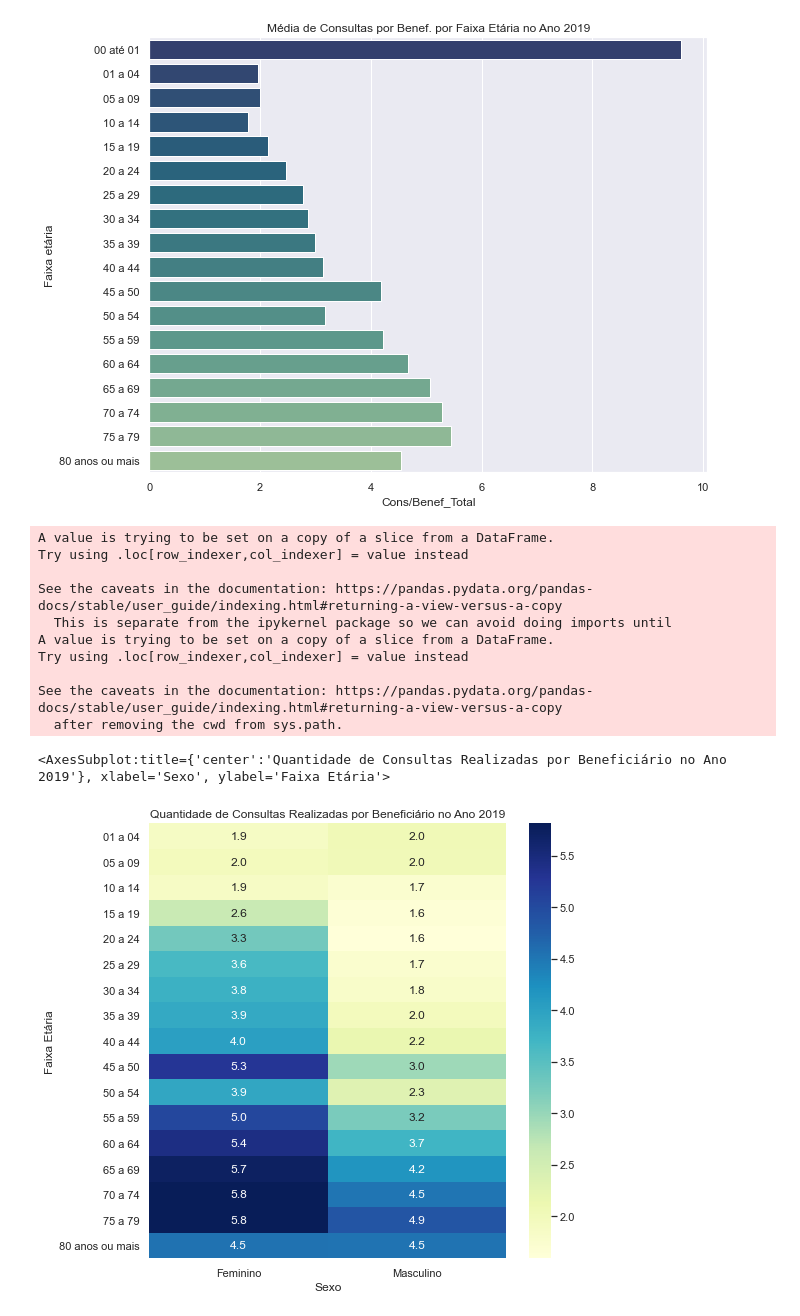
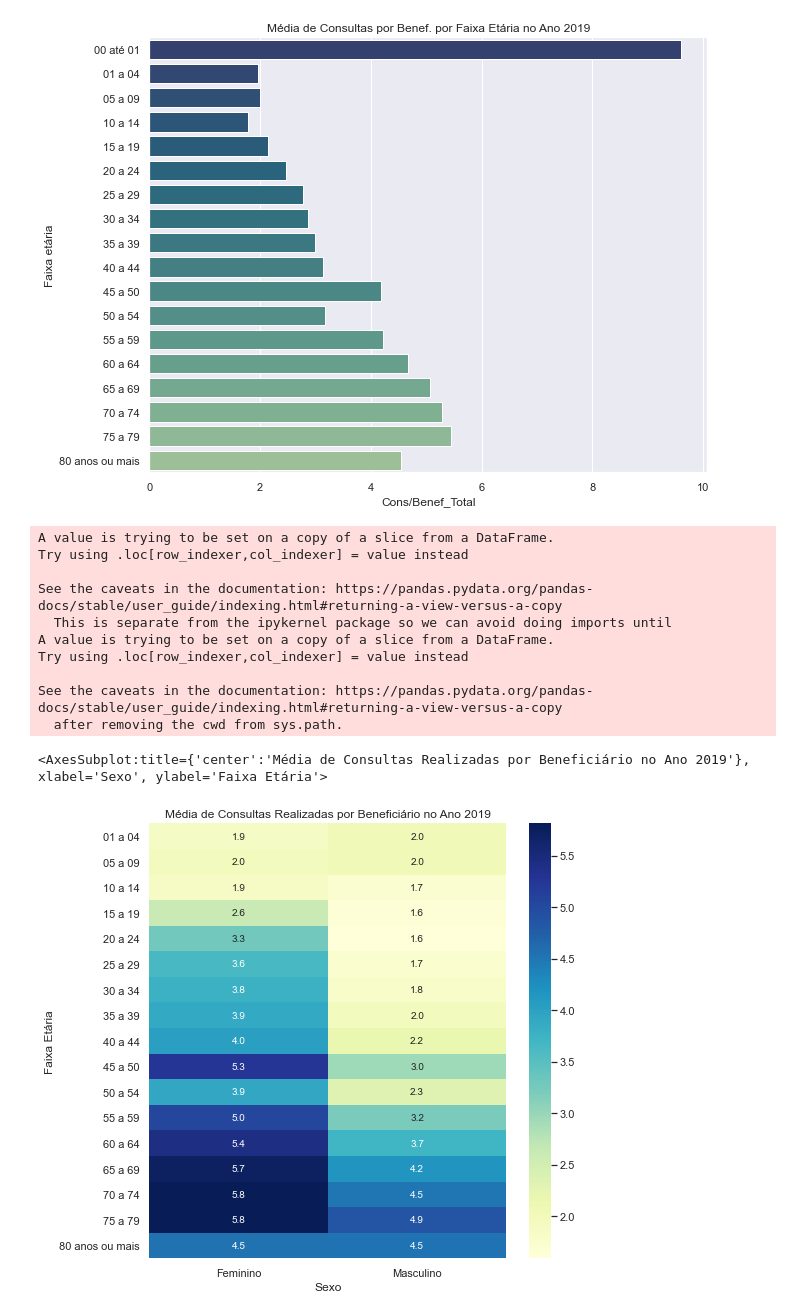
Before and after one commit to dekluiz/Estudo_Consultas, a Jupyter notebook: Estudo Consultas.ipynb, the cells around one changed output. Cells and saved outputs as stored; diff of their text form; code cells hidden in the pictures.

```diff
--- a/Estudo Consultas.ipynb
+++ b/Estudo Consultas.ipynb
@@ -426,32 +423,32 @@ AxesSubplot(0.125,0.125;0.775x0.755)
 # %%
 #Analizando a quantidade relativa de consultas por faixa etária
 df_analise = df_total.loc[1:] #df_total['Faixa etária']!='00 até 01'
 df_analise['F']='Feminino'
 df_analise['M']='Masculino'
 df_cons_relativa = pd.DataFrame({'Faixa Etária': pd.concat([df_analise['Faixa etária'], df_analise['Faixa etária']]),
                                  'Sexo': pd.concat([df_analise['F'], df_analise['M']]),
                                  'Cons/Benef':pd.concat([df_analise['Cons/Benef_F'], df_analise['Cons/Benef_M']])})
 
 
 df_cons_relativa_pivot = df_cons_relativa.pivot('Faixa Etária','Sexo', 'Cons/Benef')
 
 #Plotando
 plt.figure(figsize=(8, 8))
 ax_heatmap = sns.heatmap(df_cons_relativa_pivot, annot=True, fmt=".1f", cmap='YlGnBu')
-ax_heatmap.axes.set_title("Quantidade de Consultas Realizadas por Beneficiário no Ano 2019")
+ax_heatmap.axes.set_title("Média de Consultas Realizadas por Beneficiário no Ano 2019")
 ax_heatmap
 # %% [output]
 A value is trying to be set on a copy of a slice from a DataFrame.
 Try using .loc[row_indexer,col_indexer] = value instead
 
 See the caveats in the documentation: https://pandas.pydata.org/pandas-docs/stable/user_guide/indexing.html#returning-a-view-versus-a-copy
   This is separate from the ipykernel package so we can avoid doing imports until
 A value is trying to be set on a copy of a slice from a DataFrame.
 Try using .loc[row_indexer,col_indexer] = value instead
 
 See the caveats in the documentation: https://pandas.pydata.org/pandas-docs/stable/user_guide/indexing.html#returning-a-view-versus-a-copy
   after removing the cwd from sys.path.
-<AxesSubplot:title={'center':'Quantidade de Consultas Realizadas por Beneficiário no Ano 2019'}, xlabel='Sexo', ylabel='Faixa Etária'>
+<AxesSubplot:title={'center':'Média de Consultas Realizadas por Beneficiário no Ano 2019'}, xlabel='Sexo', ylabel='Faixa Etária'>
-[figure, old version]
+[figure, new version]
 # %% [markdown]
 ## Conclusão
```
Also changed, not shown: parts of 5 cells of this notebook, 2 other files.
